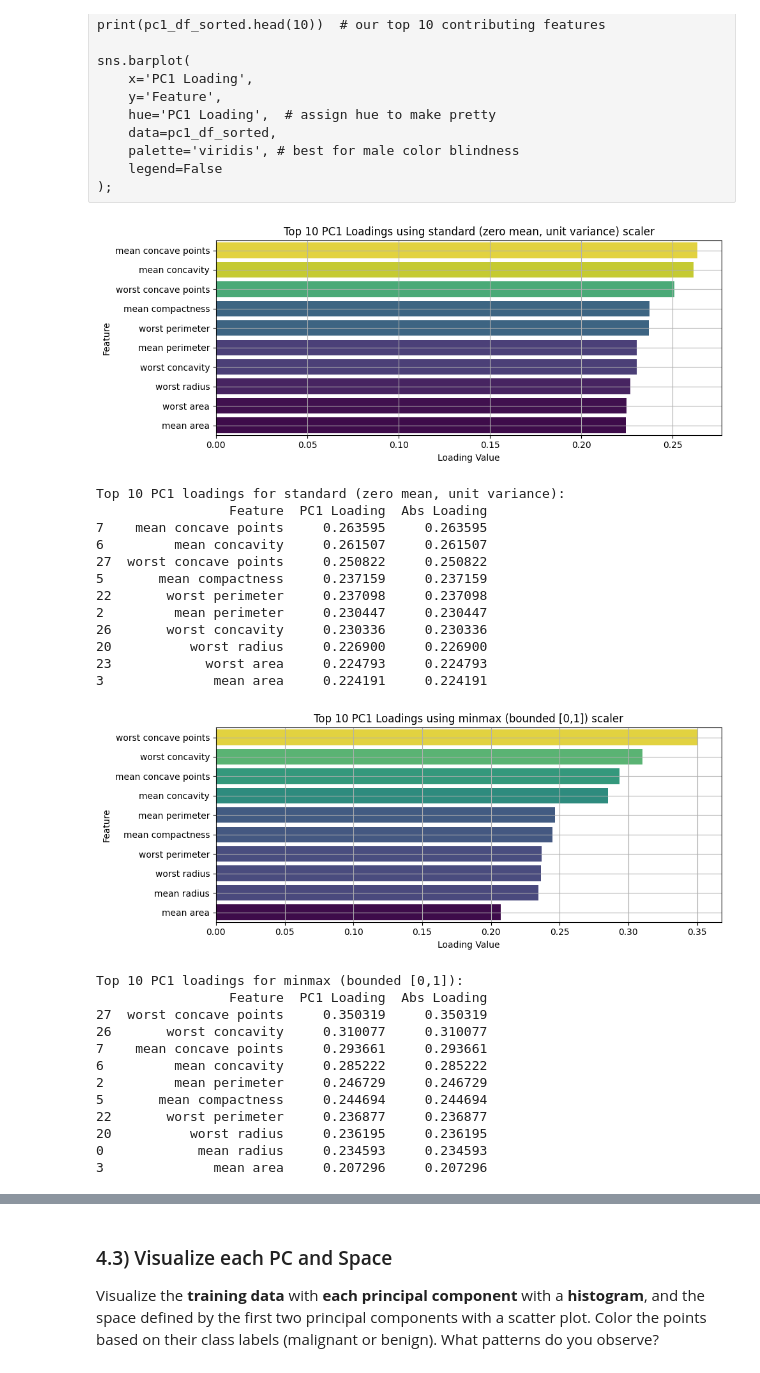
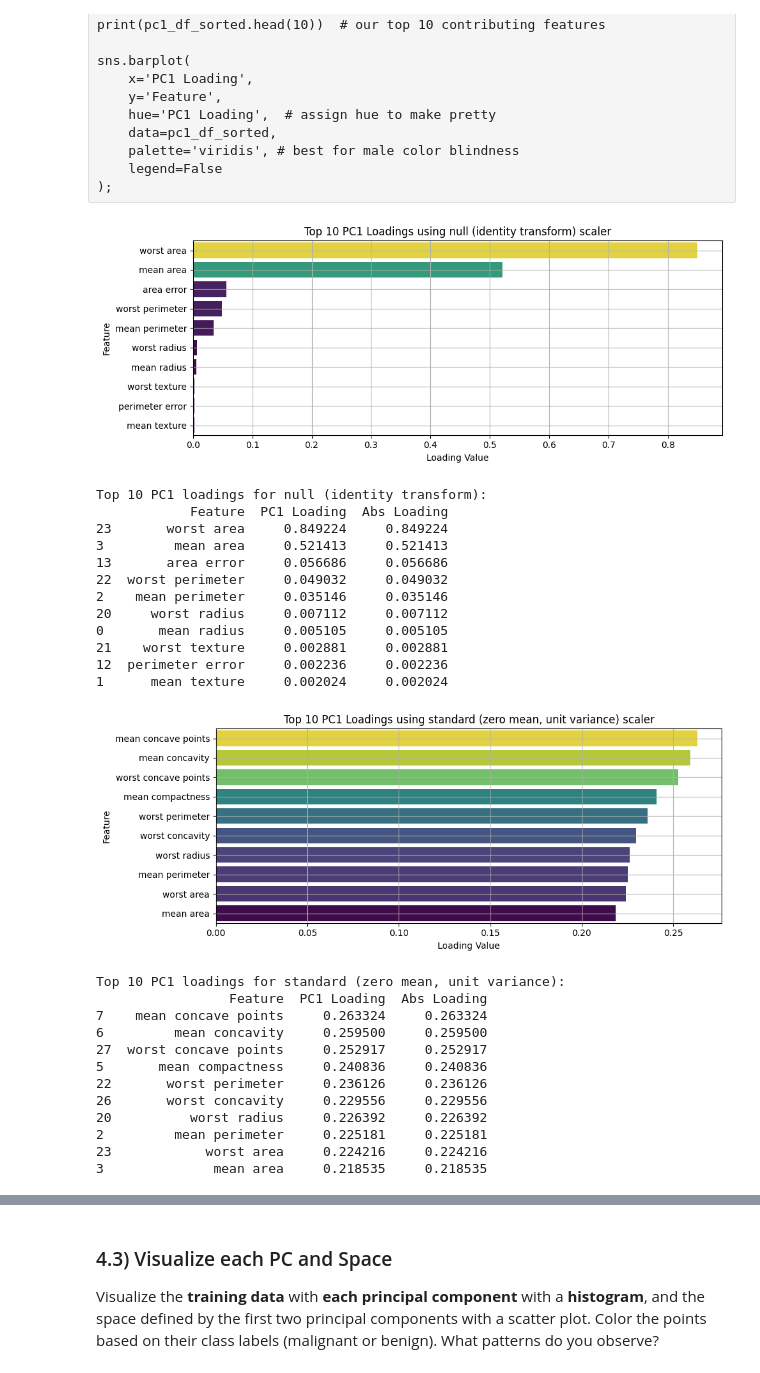
Before and after one commit to fractalclockwork/Chem277B, a Jupyter notebook: hw/HW_03/03_HW.ipynb, the cells around one changed output, grey strips where cells are left out. Saved outputs shown, nothing was run; the diff lists cells and outputs as text; code cells hidden in the pictures.

```diff
--- a/hw/HW_03/03_HW.ipynb
+++ b/hw/HW_03/03_HW.ipynb
@@ -152,16 +152,16 @@ from sklearn.decomposition import PCA
 
 # scalers under test (uncomment to explore others)
 scalers = {
-#    "null (identity transform)": FunctionTransformer(lambda x: x), # no scaling applied
+    "null (identity transform)": FunctionTransformer(lambda x: x), # no scaling applied
     "standard (zero mean, unit variance)": StandardScaler(), # vector space: centered and normalized
     "minmax (bounded [0,1])": MinMaxScaler(), # affine space: positive semi-definite
+    "maxabs (scaled by max abs value)": MaxAbsScaler(), # preserves sparsity, scales to [-1,1]
     "robust (median-centered, IQR-scaled)": RobustScaler(
-    with_centering=True, # no effect
-    with_scaling=True,
-    quantile_range=(30.0, 70.0),  # tuned to exceed MinMaxScaler (naughty information leaking)
-    unit_variance=False  # no effect
-    ), # resistant to outliers
-#    "maxabs (scaled by max abs value)": MaxAbsScaler() # preserves sparsity, scales to [-1,1]
+        with_centering=True, # no effect
+        with_scaling=True,
+        quantile_range=(30.0, 70.0),  # tuned to exceed MinMaxScaler (naughty information leaking)
+        unit_variance=False  # no effect
+        ), # resistant to outliers
 }
 
 for name, scaler in scalers.items():
@@ -330,16 +340,16 @@ from sklearn.decomposition import PCA
 
 # scalers under test (uncomment to explore others)
 scalers = {
-#    "null (identity transform)": FunctionTransformer(lambda x: x), # no scaling applied
+    "null (identity transform)": FunctionTransformer(lambda x: x), # no scaling applied
     "standard (zero mean, unit variance)": StandardScaler(), # vector space: centered and normalized
     "minmax (bounded [0,1])": MinMaxScaler(), # affine space: positive semi-definite
+    # "maxabs (scaled by max abs value)": MaxAbsScaler() # preserves sparsity, scales to [-1,1]
     "robust (median-centered, IQR-scaled)": RobustScaler(
-    with_centering=True, # no effect
-    with_scaling=True,
-    quantile_range=(30.0, 70.0),  # tuned to exceed MinMaxScaler (naughty information leaking)
-    unit_variance=False  # no effect
-    ), # resistant to outliers
-#    "maxabs (scaled by max abs value)": MaxAbsScaler() # preserves sparsity, scales to [-1,1]
+        with_centering=True, # no effect
+        with_scaling=True,
+        quantile_range=(30.0, 70.0),  # tuned to exceed MinMaxScaler (naughty information leaking)
+        unit_variance=False  # no effect
+    ), # resistant to outliers... think about this... does this increase outliner dominatince?
 }
 
 for name, scaler in scalers.items():
@@ -358,56 +368,56 @@ for name, scaler in scalers.items():
 
     # build dataframe of loadings
     pc1_df = pd.DataFrame({
         'Feature': feature_names,
         'PC1 Loading': pc1_loadings
     })
     pc1_df['Abs Loading'] = pc1_df['PC1 Loading'].abs()
     pc1_df_sorted = pc1_df.sort_values(by='Abs Loading', ascending=False)
 
     # plot loadings
     plt.figure(figsize=(10, 4))
     sns.barplot(
         x='PC1 Loading',
         y='Feature',
         hue='PC1 Loading',
         data=pc1_df_sorted.head(10),
         palette='viridis',
         legend=False
     )
     plt.title(f"Top 10 PC1 Loadings using {name} scaler")
     plt.xlabel("Loading Value")
     plt.ylabel("Feature")
     plt.grid(True)
     plt.tight_layout()
     plt.show()
 
     # report top 10 contributing features
     print(f"\nTop 10 PC1 loadings for {name}:")
     print(pc1_df_sorted.head(10))
 # %% [output]
-[figure, old version]
+[figure, new version]
-Top 10 PC1 loadings for standard (zero mean, unit variance):
-                 Feature  PC1 Loading  Abs Loading
-7    mean concave points     0.263595     0.263595
-6         mean concavity     0.261507     0.261507
-27  worst concave points     0.250822     0.250822
-5       mean compactness     0.237159     0.237159
-22       worst perimeter     0.237098     0.237098
-2         mean perimeter     0.230447     0.230447
-26       worst concavity     0.230336     0.230336
-20          worst radius     0.226900     0.226900
-23            worst area     0.224793     0.224793
-3              mean area     0.224191     0.224191
+Top 10 PC1 loadings for null (identity transform):
+            Feature  PC1 Loading  Abs Loading
+23       worst area     0.849224     0.849224
+3         mean area     0.521413     0.521413
+13       area error     0.056686     0.056686
+22  worst perimeter     0.049032     0.049032
+2    mean perimeter     0.035146     0.035146
+20     worst radius     0.007112     0.007112
+0       mean radius     0.005105     0.005105
+21    worst texture     0.002881     0.002881
+12  perimeter error     0.002236     0.002236
+1      mean texture     0.002024     0.002024
-[figure, old version]
+[figure, new version]
-Top 10 PC1 loadings for minmax (bounded [0,1]):
+Top 10 PC1 loadings for standard (zero mean, unit variance):
                  Feature  PC1 Loading  Abs Loading
-27  worst concave points     0.350319     0.350319
-26       worst concavity     0.310077     0.310077
-7    mean concave points     0.293661     0.293661
-6         mean concavity     0.285222     0.285222
-2         mean perimeter     0.246729     0.246729
-5       mean compactness     0.244694     0.244694
-22       worst perimeter     0.236877     0.236877
-20          worst radius     0.236195     0.236195
-0            mean radius     0.234593     0.234593
-3              mean area     0.207296     0.207296
+7    mean concave points     0.263324     0.263324
+6         mean concavity     0.259500     0.259500
+27  worst concave points     0.252917     0.252917
+5       mean compactness     0.240836     0.240836
+22       worst perimeter     0.236126     0.236126
+26       worst concavity     0.229556     0.229556
+20          worst radius     0.226392     0.226392
+2         mean perimeter     0.225181     0.225181
+23            worst area     0.224216     0.224216
+3              mean area     0.218535     0.218535
```
Also changed, not shown: parts of 23 cells of this notebook.
